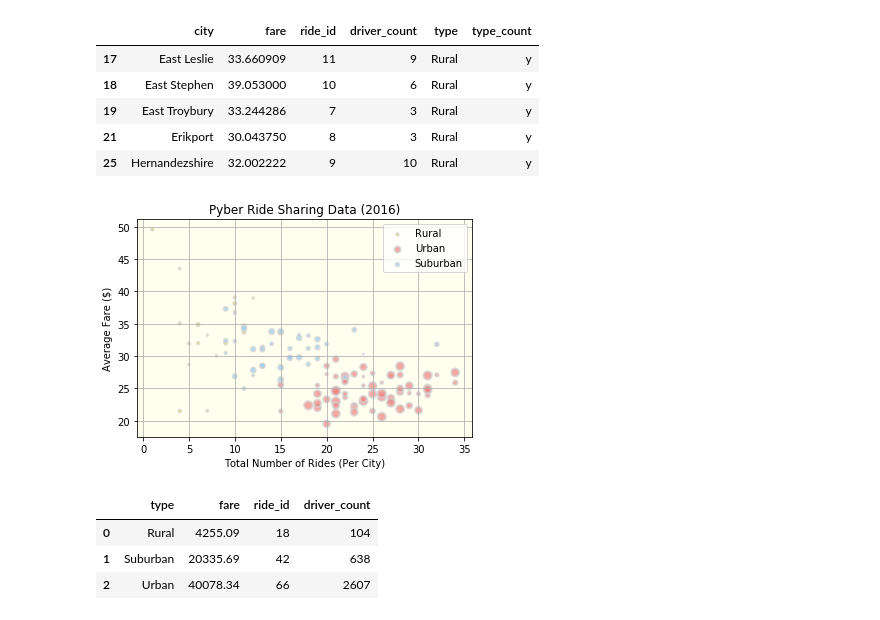
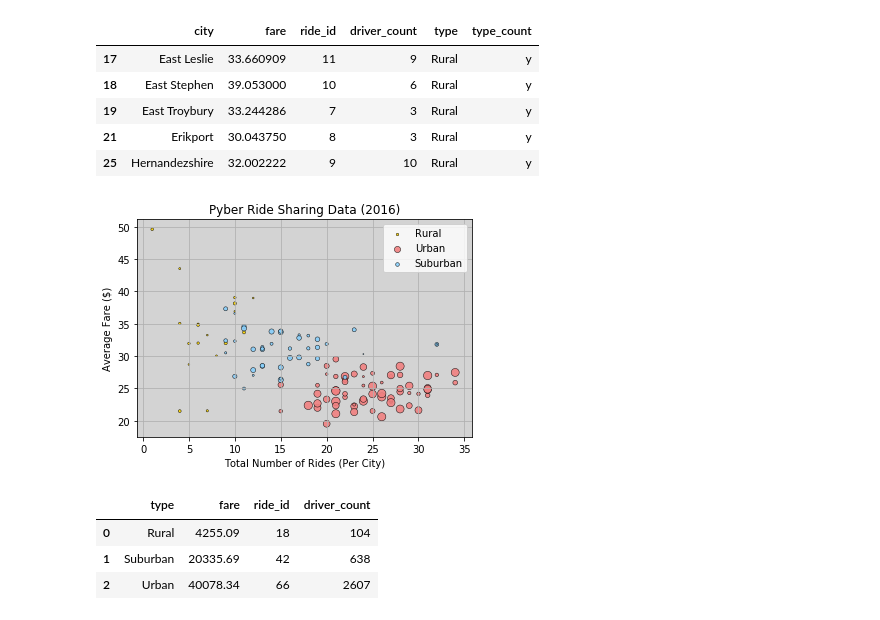
Before and after one commit to solomonmiller/Matplotlib_hw_pyber, a Jupyter notebook: MatPlotLib_HW_SLM.ipynb, the cells around one changed output. Cells and saved outputs as stored; diff of their text form; code cells hidden in the pictures.

```diff
--- a/MatPlotLib_HW_SLM.ipynb
+++ b/MatPlotLib_HW_SLM.ipynb
@@ -90,27 +90,27 @@ Rural_df.head()
 | 25 | Hernandezshire | 32.002222 | 9 | 10 | Rural | y |
 # %%
 fig, ax = plt.subplots()
-plt.scatter(Rural_df['ride_id'], Rural_df['fare'], s=Rural_df['driver_count'], c='Gold', alpha=0.7, edgecolor = 'lightgrey', linewidth=2)
-plt.scatter(urban_df['ride_id'], urban_df['fare'], s=urban_df['driver_count'], c='LightCoral', alpha=0.7, edgecolor = 'lightgrey', linewidth=2)
-plt.scatter(suburban_df['ride_id'], suburban_df['fare'], s=suburban_df['driver_count'], c='LightSkyBlue', edgecolor = 'lightgrey', alpha=0.7, linewidth=2)
+plt.scatter(Rural_df['ride_id'], Rural_df['fare'], s=Rural_df['driver_count'], c='Gold', alpha=0.9, edgecolor = 'black', linewidth=.5)
+plt.scatter(urban_df['ride_id'], urban_df['fare'], s=urban_df['driver_count'], c='LightCoral', alpha=0.9, edgecolor = 'black', linewidth=.5)
+plt.scatter(suburban_df['ride_id'], suburban_df['fare'], s=suburban_df['driver_count'], c='LightSkyBlue', edgecolor = 'black', alpha=0.9, linewidth=.5)
 plt.legend()
 
 plt.xlabel("Total Number of Rides (Per City)")
 plt.ylabel("Average Fare ($)")
 plt.title("Pyber Ride Sharing Data (2016)")
 plt.grid()
 #plt.legend((Rural_df['type'],urban_df['type'],suburban_df['type'])
 plt.legend()
 L=plt.legend()
 L.get_texts()[0].set_text('Rural')
 L.get_texts()[1].set_text('Urban')
 L.get_texts()[2].set_text('Suburban')
-ax.set_axis_bgcolor("ivory")
+ax.set_axis_bgcolor("lightgrey")
 ax.set_clip_on(False)
 plt.savefig('Bubble_chart.png')
 plt.show()
 # %% [output]
-[figure, old version]
+[figure, new version]
 # %%
 test = ride_data.groupby(['city'])
 test2 = test.agg({'fare': 'sum', 'ride_id':'count'})
```
